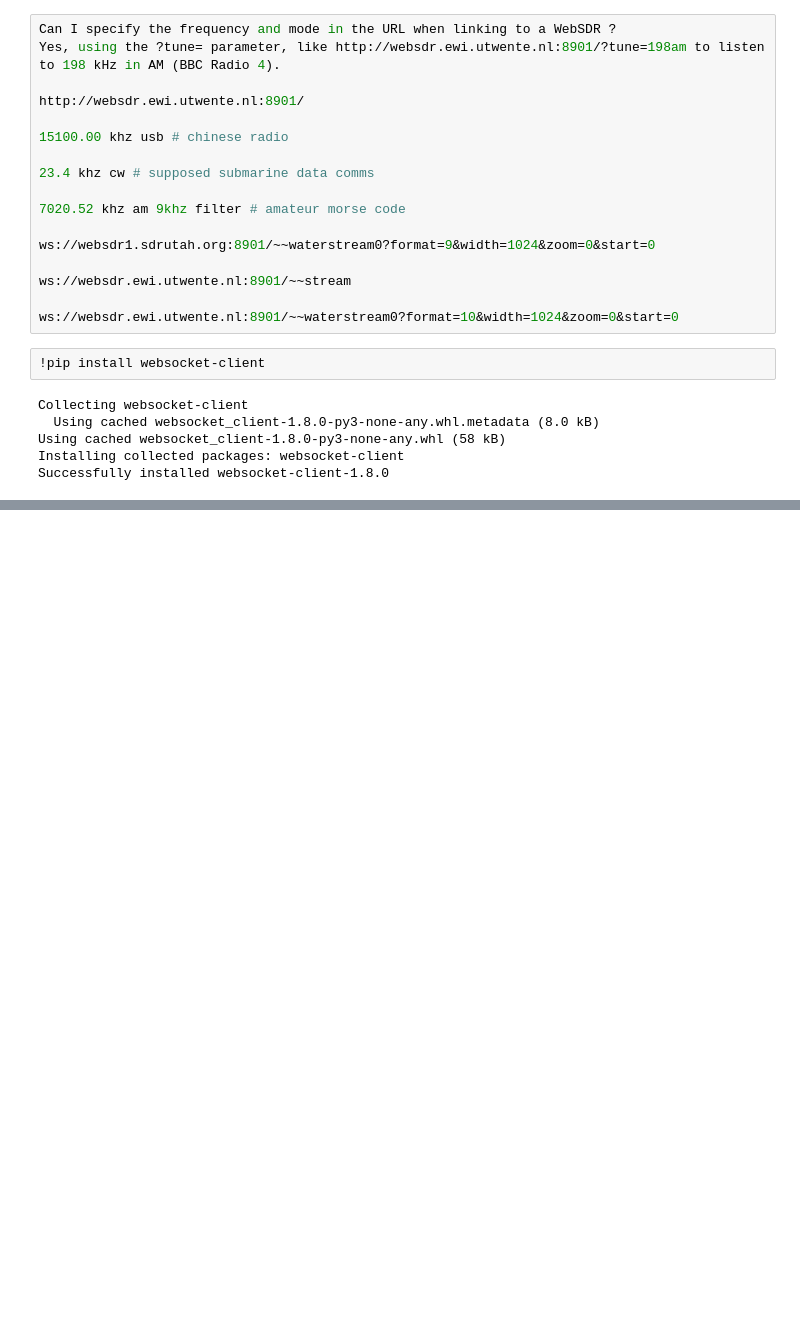
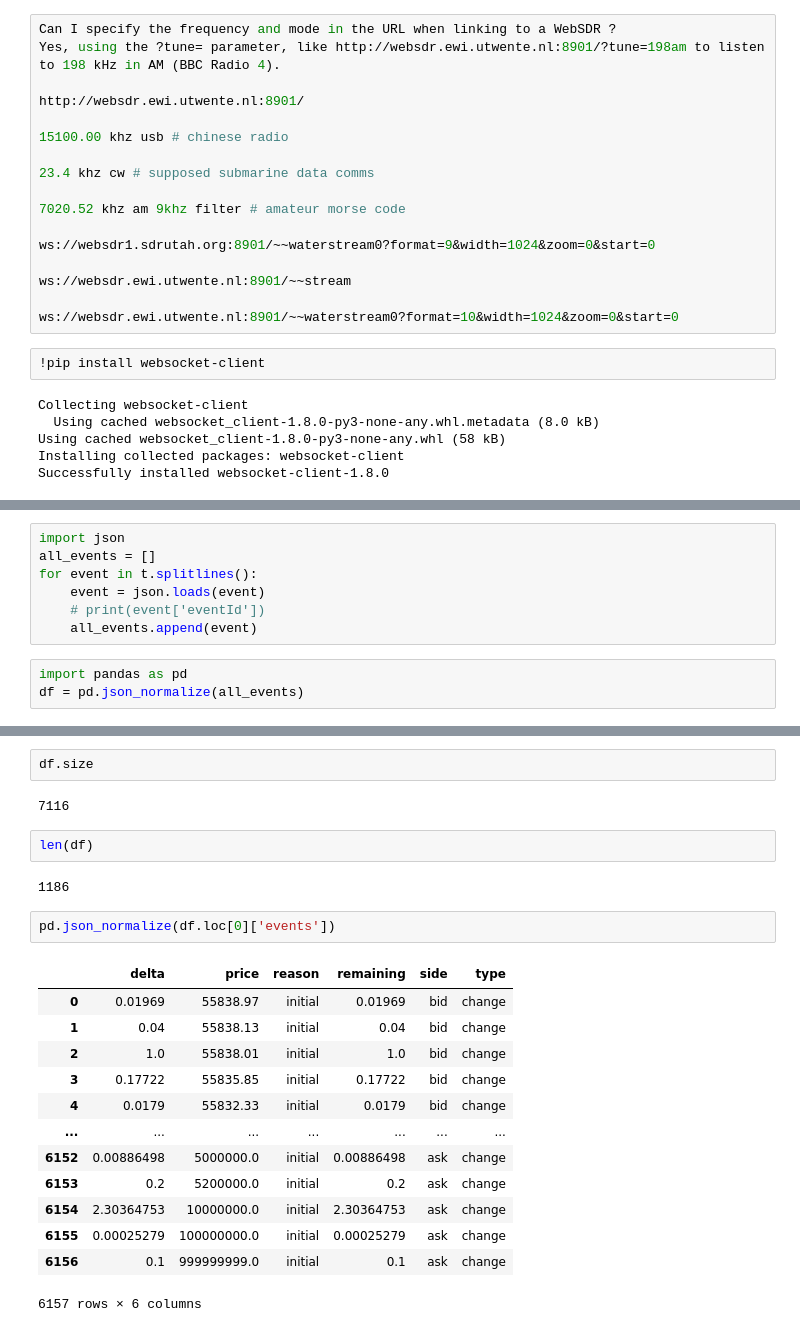
Before and after one commit to solarecho3/vectors, a Jupyter notebook: scratch_notebooks/scratch.ipynb, the cells around one changed output, grey strips where cells are left out. Drawn from its saved outputs; the diff is of its cells as text; blank space fills up the shorter version.

```diff
--- a/scratch_notebooks/scratch.ipynb
+++ b/scratch_notebooks/scratch.ipynb
@@ -249,0 +1493,10 @@ Received 'b'\xf15\x81\x1b\xcf\x82\x00(\x83\x10\xce/b\xf3\x0e\x1fb\x18r\x9b/V\x1b
+# %%
+import json
+all_events = []
+for event in t.splitlines():
+    event = json.loads(event)
+    # print(event['eventId'])
+    all_events.append(event)
+# %%
+import pandas as pd
+df = pd.json_normalize(all_events)
@@ -249,0 +1528,24 @@ Received 'b'\xf15\x81\x1b\xcf\x82\x00(\x83\x10\xce/b\xf3\x0e\x1fb\x18r\x9b/V\x1b
+# %%
+df.size
+# %% [output]
+7116
+# %%
+len(df)
+# %% [output]
+1186
+# %%
+pd.json_normalize(df.loc[0]['events'])
+# %% [output]
+|  | delta | price | reason | remaining | side | type |
+| 0 | 0.01969 | 55838.97 | initial | 0.01969 | bid | change |
+| 1 | 0.04 | 55838.13 | initial | 0.04 | bid | change |
+| 2 | 1.0 | 55838.01 | initial | 1.0 | bid | change |
+| 3 | 0.17722 | 55835.85 | initial | 0.17722 | bid | change |
+| 4 | 0.0179 | 55832.33 | initial | 0.0179 | bid | change |
+| ... | ... | ... | ... | ... | ... | ... |
+| 6152 | 0.00886498 | 5000000.0 | initial | 0.00886498 | ask | change |
+| 6153 | 0.2 | 5200000.0 | initial | 0.2 | ask | change |
+| 6154 | 2.30364753 | 10000000.0 | initial | 2.30364753 | ask | change |
+| 6155 | 0.00025279 | 100000000.0 | initial | 0.00025279 | ask | change |
+| 6156 | 0.1 | 999999999.0 | initial | 0.1 | ask | change |
+6157 rows × 6 columns
```
Also changed, not shown: parts of 18 cells of this notebook, 1 other file.
